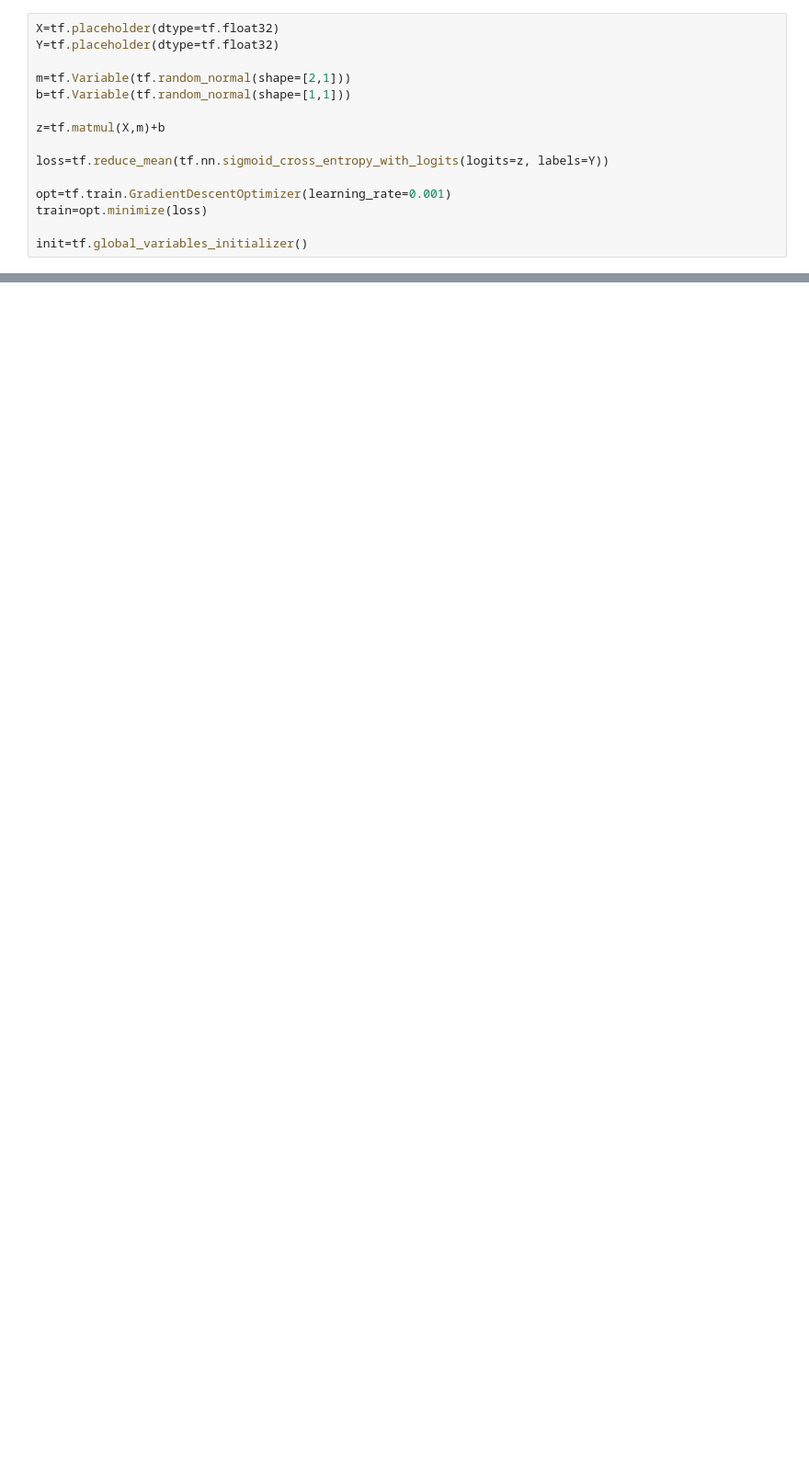
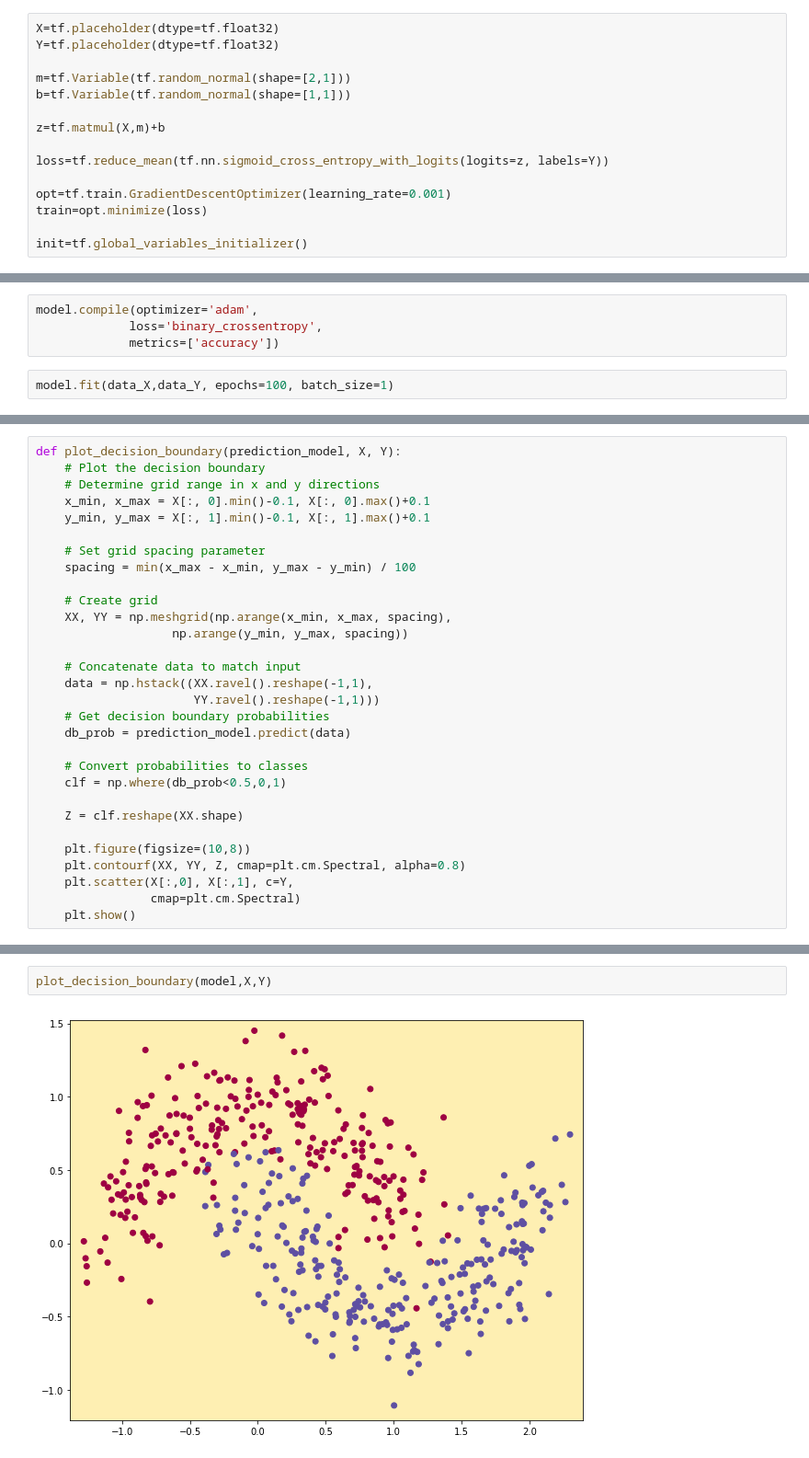
Before and after one commit to Sammadan/Tf_init, a Jupyter notebook: logistic.ipynb, the cells around one changed output, grey strips where cells are left out. Shown: that part at 92% size. Drawn from its saved outputs; the diff is of its cells as text; blank space fills up the shorter version.

```diff
--- a/logistic.ipynb
+++ b/logistic.ipynb
@@ -81,0 +121,6 @@ plt.scatter(class2[:,0],class1[:,1])
+# %%
+model.compile(optimizer='adam',
+             loss='binary_crossentropy',
+             metrics=['accuracy'])
+# %%
+model.fit(data_X,data_Y, epochs=100, batch_size=1)
@@ -81,0 +150,30 @@ plt.scatter(class2[:,0],class1[:,1])
+# %%
+def plot_decision_boundary(prediction_model, X, Y):
+    # Plot the decision boundary
+    # Determine grid range in x and y directions
+    x_min, x_max = X[:, 0].min()-0.1, X[:, 0].max()+0.1
+    y_min, y_max = X[:, 1].min()-0.1, X[:, 1].max()+0.1
+
+    # Set grid spacing parameter
+    spacing = min(x_max - x_min, y_max - y_min) / 100
+
+    # Create grid
+    XX, YY = np.meshgrid(np.arange(x_min, x_max, spacing),
+                   np.arange(y_min, y_max, spacing))
+
+    # Concatenate data to match input
+    data = np.hstack((XX.ravel().reshape(-1,1),
+                      YY.ravel().reshape(-1,1)))
+    # Get decision boundary probabilities
+    db_prob = prediction_model.predict(data)
+
+    # Convert probabilities to classes
+    clf = np.where(db_prob<0.5,0,1)
+
+    Z = clf.reshape(XX.shape)
+
+    plt.figure(figsize=(10,8))
+    plt.contourf(XX, YY, Z, cmap=plt.cm.Spectral, alpha=0.8)
+    plt.scatter(X[:,0], X[:,1], c=Y,
+                cmap=plt.cm.Spectral)
+    plt.show()
@@ -81,0 +184,4 @@ plt.scatter(class2[:,0],class1[:,1])
+# %%
+plot_decision_boundary(model,X,Y)
+# %% [output]
+[figure, added]
```
Also changed, not shown: parts of 25 cells of this notebook, 1 other file.
